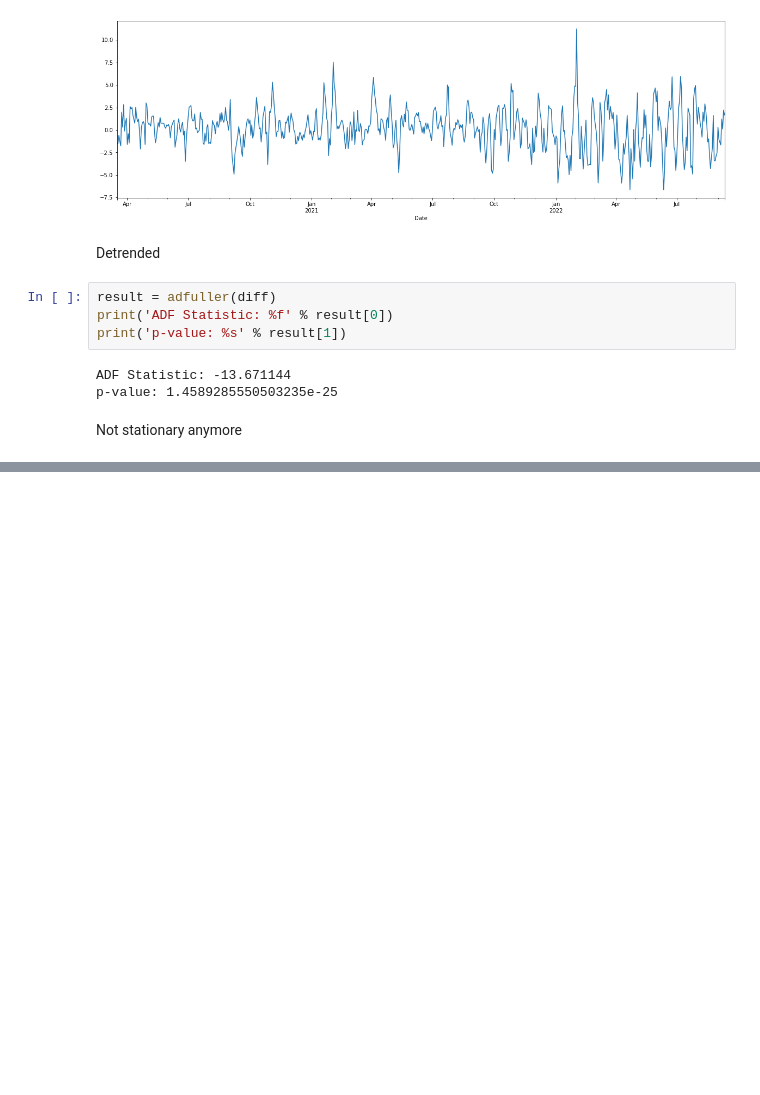
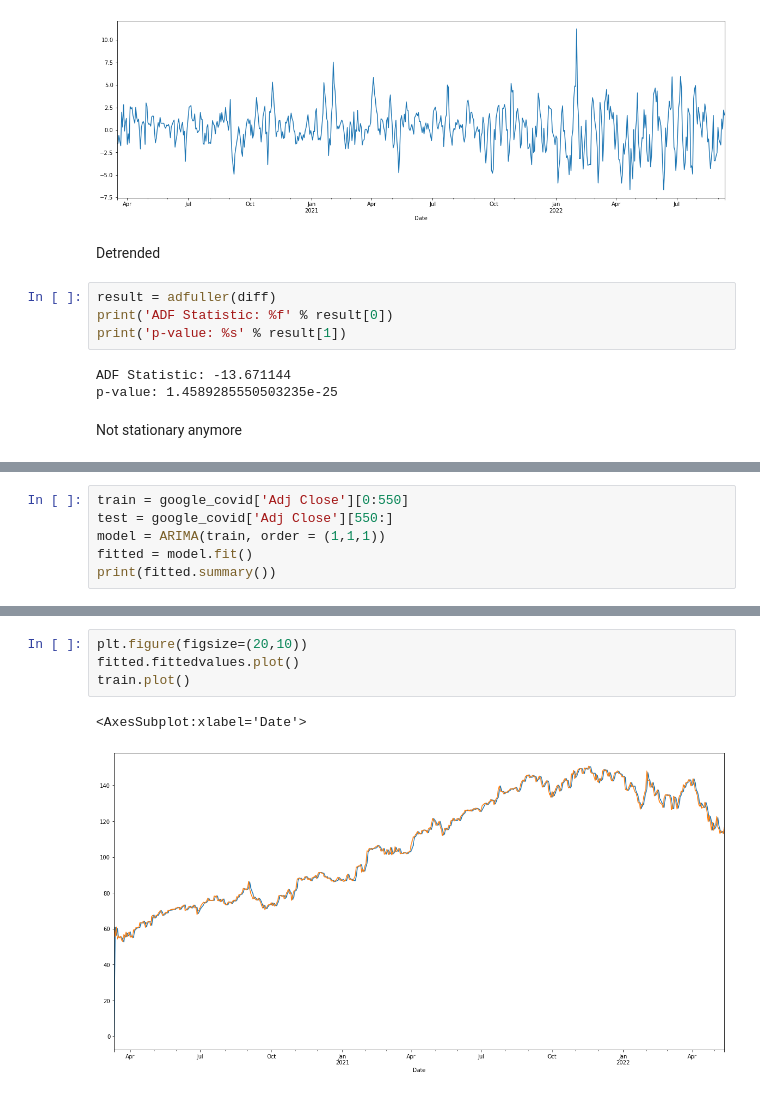
Before and after one commit to Zaki171/Google-Stock-Analysis-and-Predictions, a Jupyter notebook: google-stock-prices-eda.ipynb, the cells around one changed output, grey strips where cells are left out. Drawn from its saved outputs; the diff is of its cells as text; blank space fills up the shorter version.

```diff
--- a/google-stock-prices-eda.ipynb
+++ b/google-stock-prices-eda.ipynb
@@ -460,0 +494,6 @@ plt.show()
+# %%
+train = google_covid['Adj Close'][0:550]
+test = google_covid['Adj Close'][550:]
+model = ARIMA(train, order = (1,1,1))
+fitted = model.fit()
+print(fitted.summary())
@@ -460,0 +518,7 @@ plt.show()
+# %%
+plt.figure(figsize=(20,10))
+fitted.fittedvalues.plot()
+train.plot()
+# %% [output]
+<AxesSubplot:xlabel='Date'>
+[figure, added]
```
Also changed, not shown: parts of 20 cells of this notebook.
